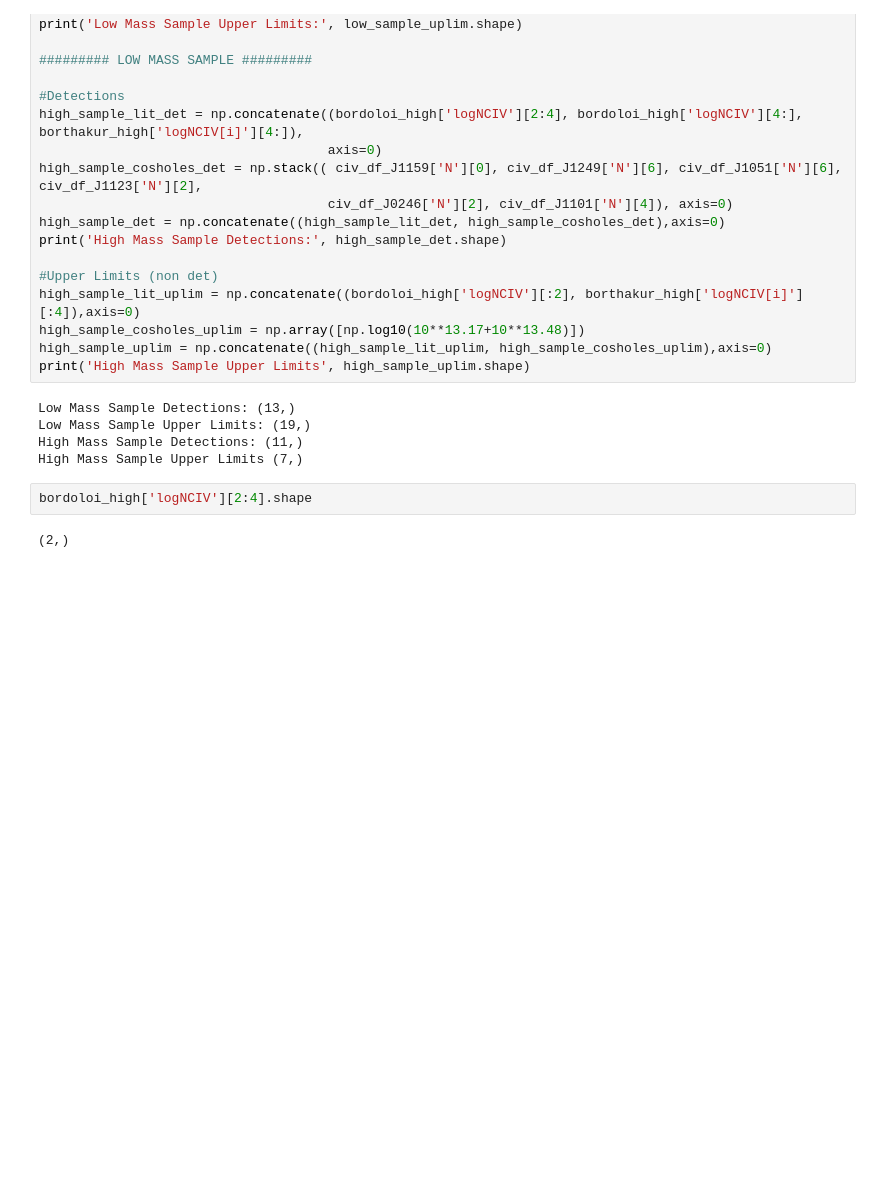
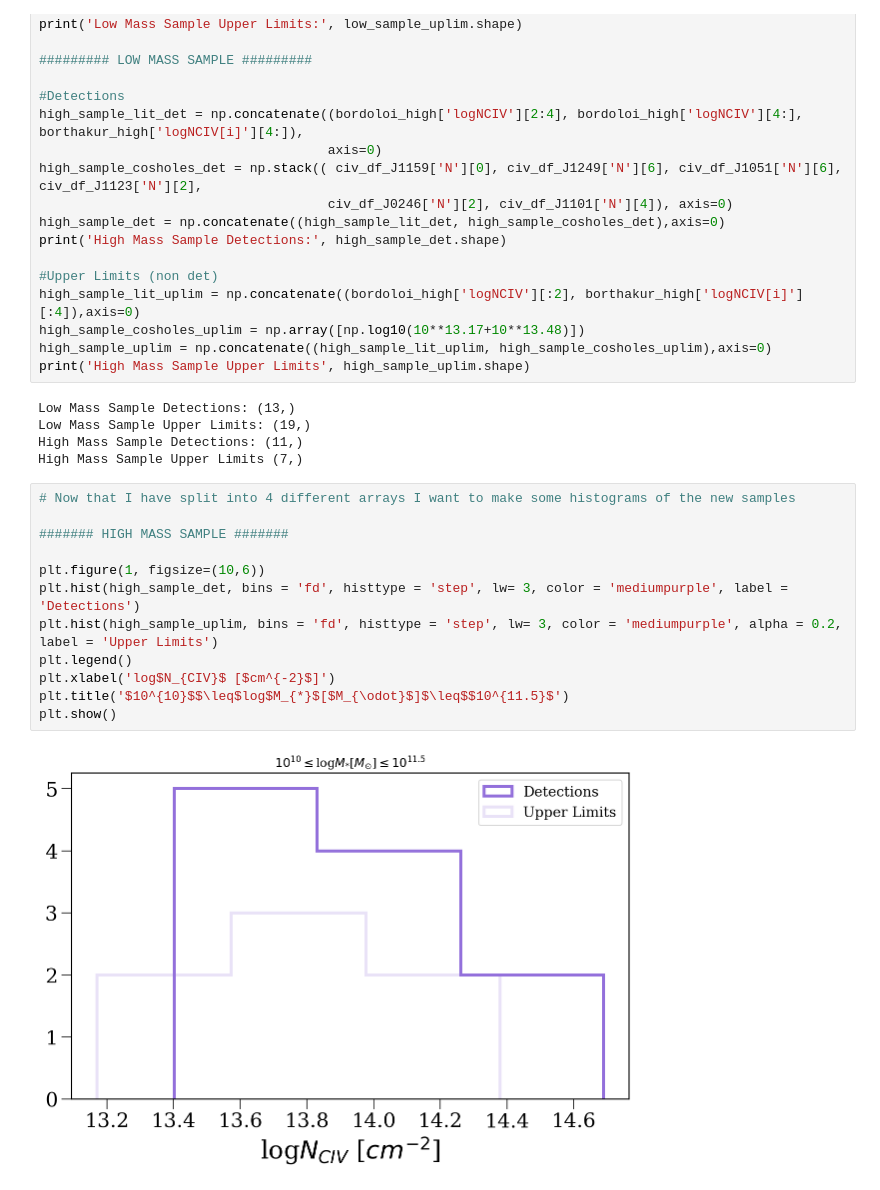
Before and after one commit to samlugarza/COS-Holes, a Jupyter notebook: notebooks/COS-Holes_&_literature_CIV_analysis.ipynb, the cells around one changed output. Cells and saved outputs as stored; diff of their text form; blank space fills up the shorter version.

Commit message:
histograms

```diff
--- a/notebooks/COS-Holes_&_literature_CIV_analysis.ipynb
+++ b/notebooks/COS-Holes_&_literature_CIV_analysis.ipynb
@@ -806,7 +806,17 @@ Low Mass Sample Detections: (13,)
 Low Mass Sample Upper Limits: (19,)
 High Mass Sample Detections: (11,)
 High Mass Sample Upper Limits (7,)
-# %%
-bordoloi_high['logNCIV'][2:4].shape
-# %% [output]
-(2,)
+# %%
+# Now that I have split into 4 different arrays I want to make some histograms of the new samples
+
+####### HIGH MASS SAMPLE #######
+
+plt.figure(1, figsize=(10,6))
+plt.hist(high_sample_det, bins = 'fd', histtype = 'step', lw= 3, color = 'mediumpurple', label = 'Detections')
+plt.hist(high_sample_uplim, bins = 'fd', histtype = 'step', lw= 3, color = 'mediumpurple', alpha = 0.2, label = 'Upper Limits')
+plt.legend()
+plt.xlabel('log$N_{CIV}$ [$cm^{-2}$]')
+plt.title('$10^{10}$$\leq$log$M_{*}$[$M_{\odot}$]$\leq$$10^{11.5}$')
+plt.show()
+# %% [output]
+[figure, added]
```
Also changed, not shown: parts of 1 cell of this notebook.
